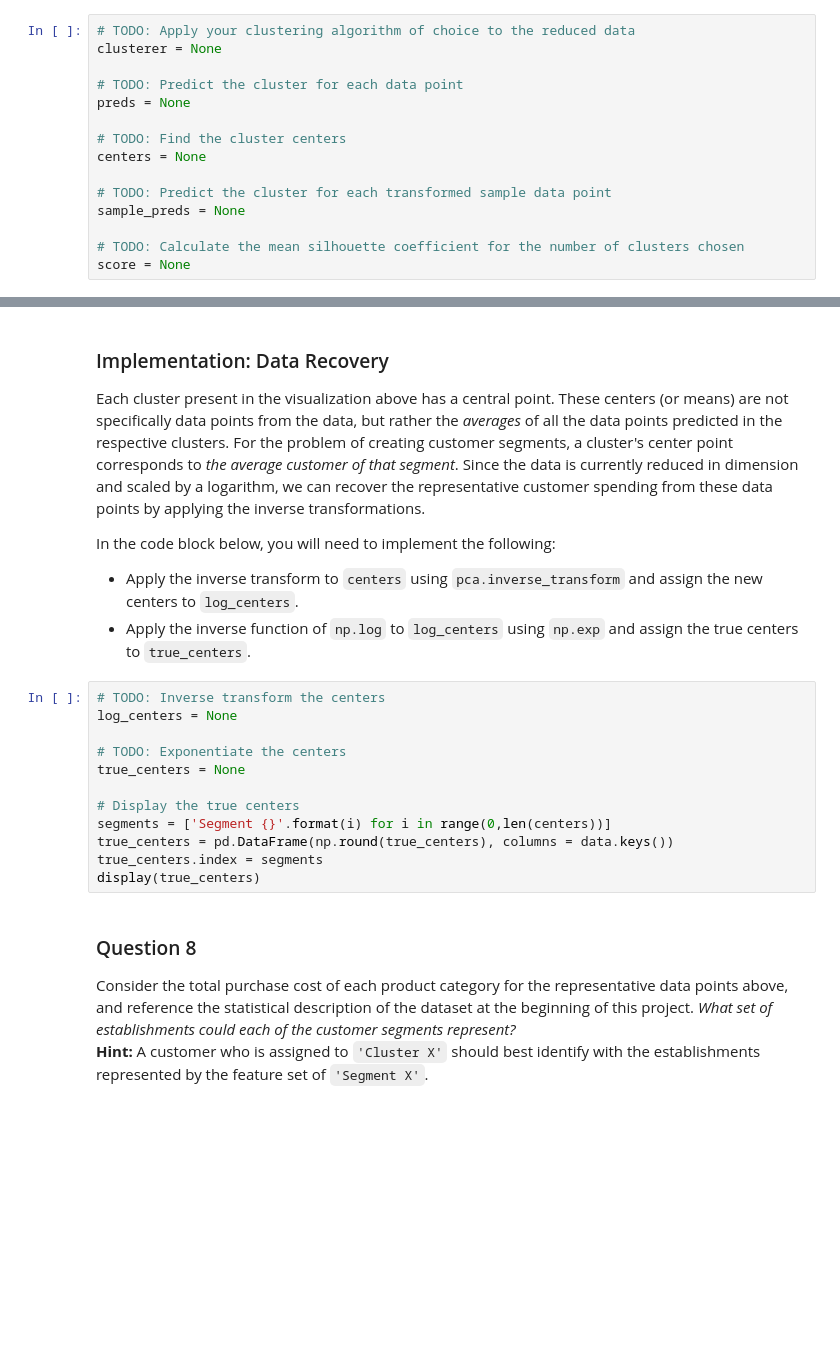
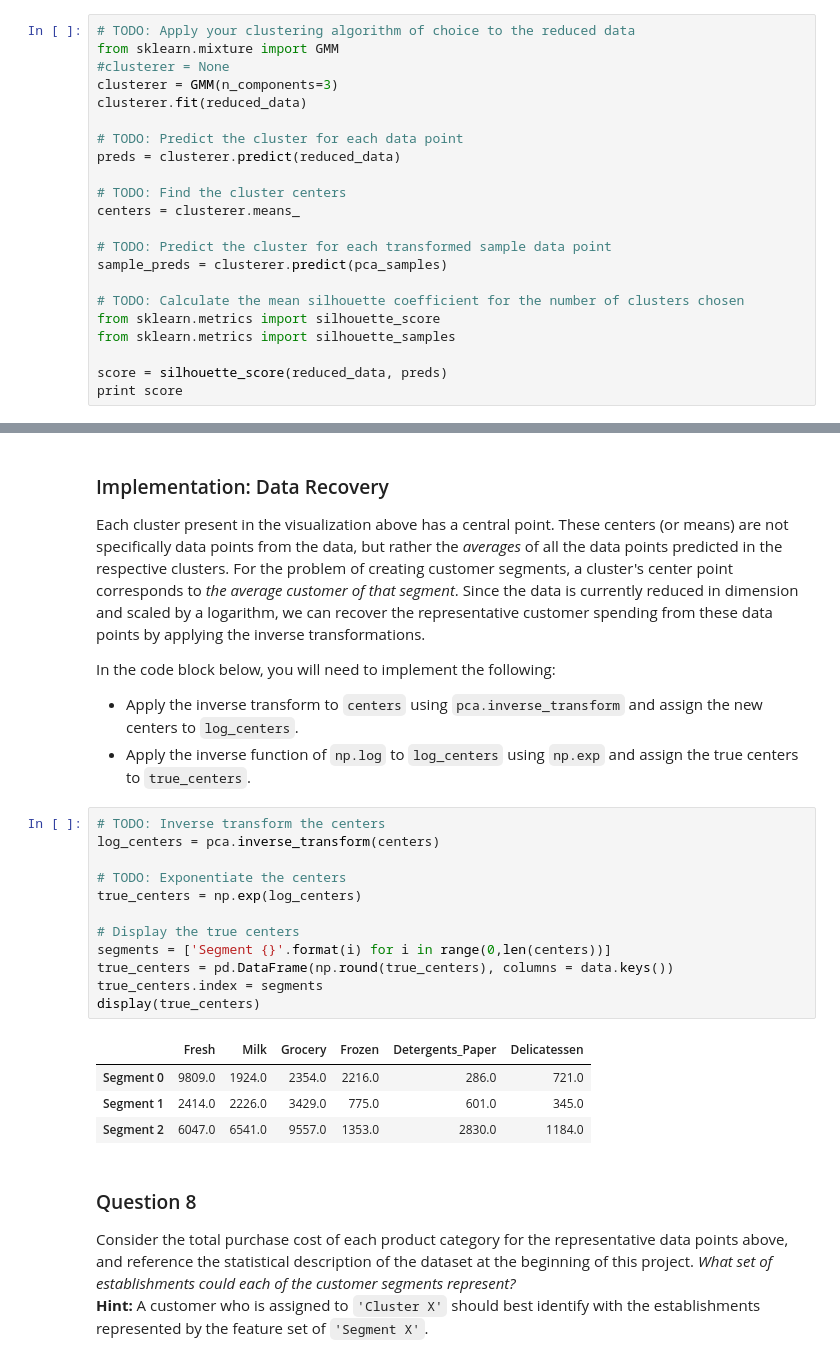
Before and after one commit to akondagunta/udacity, a Jupyter notebook: customer_segments/customer_segments.ipynb, the cells around one changed output, grey strips where cells are left out. Saved outputs shown, nothing was run; the diff lists cells and outputs as text; blank space fills up the shorter version.

```diff
--- a/customer_segments/customer_segments.ipynb
+++ b/customer_segments/customer_segments.ipynb
@@ -406,16 +406,23 @@ In the code block below, you will need to implement the following:
    - Assign the silhouette score to `score` and print the result.
 # %%
 # TODO: Apply your clustering algorithm of choice to the reduced data
-clusterer = None
+from sklearn.mixture import GMM
+#clusterer = None
+clusterer = GMM(n_components=3)
+clusterer.fit(reduced_data)
 
 # TODO: Predict the cluster for each data point
-preds = None
+preds = clusterer.predict(reduced_data)
 
 # TODO: Find the cluster centers
-centers = None
+centers = clusterer.means_
 
 # TODO: Predict the cluster for each transformed sample data point
-sample_preds = None
+sample_preds = clusterer.predict(pca_samples)
 
 # TODO: Calculate the mean silhouette coefficient for the number of clusters chosen
-score = None
+from sklearn.metrics import silhouette_score
+from sklearn.metrics import silhouette_samples
+
+score = silhouette_score(reduced_data, preds)
+print score
@@ -439,16 +456,21 @@ In the code block below, you will need to implement the following:
  - Apply the inverse function of `np.log` to `log_centers` using `np.exp` and assign the true centers to `true_centers`.
 # %%
 # TODO: Inverse transform the centers
-log_centers = None
+log_centers = pca.inverse_transform(centers)
 
 # TODO: Exponentiate the centers
-true_centers = None
+true_centers = np.exp(log_centers)
 
 # Display the true centers
 segments = ['Segment {}'.format(i) for i in range(0,len(centers))]
 true_centers = pd.DataFrame(np.round(true_centers), columns = data.keys())
 true_centers.index = segments
 display(true_centers)
+# %% [output]
+|  | Fresh | Milk | Grocery | Frozen | Detergents_Paper | Delicatessen |
+| Segment 0 | 9809.0 | 1924.0 | 2354.0 | 2216.0 | 286.0 | 721.0 |
+| Segment 1 | 2414.0 | 2226.0 | 3429.0 | 775.0 | 601.0 | 345.0 |
+| Segment 2 | 6047.0 | 6541.0 | 9557.0 | 1353.0 | 2830.0 | 1184.0 |
 # %% [markdown]
 ### Question 8
 Consider the total purchase cost of each product category for the representative data points above, and reference the statistical description of the dataset at the beginning of this project. *What set of establishments could each of the customer segments represent?*
```
Also changed, not shown: parts of 18 cells of this notebook, 1 other file.
